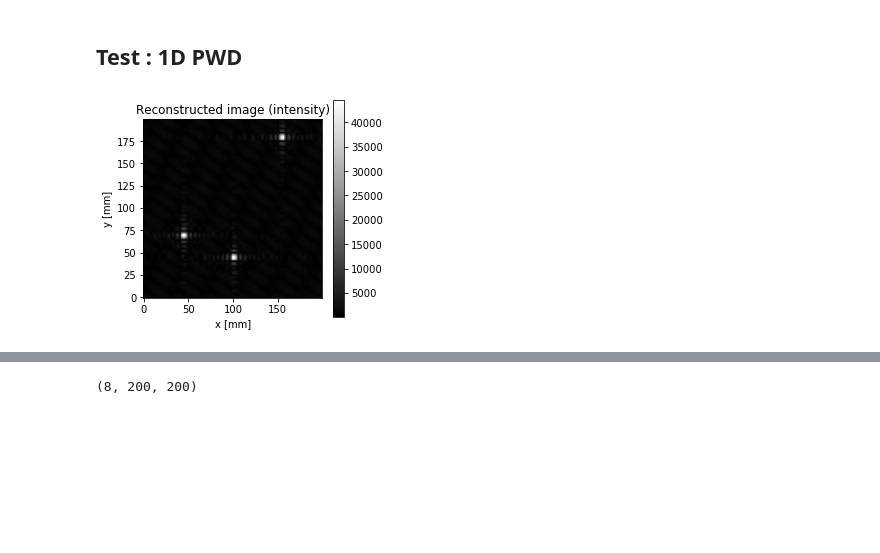
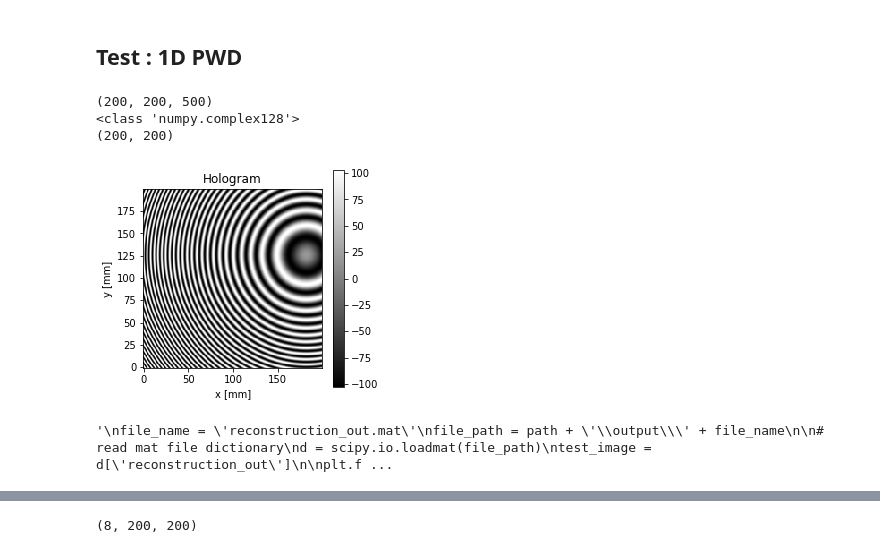
Before and after one commit to fernandolucasaa/computerGeneratedHolography, a Jupyter notebook: implementations_codes/SF-analysis/distributionWigner.ipynb, the cells around one changed output, grey strips where cells are left out. Drawn from its saved outputs; the diff is of its cells as text; code cells hidden in the pictures; blank space fills up the shorter version.

```diff
--- a/implementations_codes/SF-analysis/distributionWigner.ipynb
+++ b/implementations_codes/SF-analysis/distributionWigner.ipynb
@@ -199,43 +199,48 @@ path = 'C:\\Users\\ferna\\Desktop\\computerGeneratedHolography'
 '''
 file_name = 'lena_gray.png'
 file_path = path + '\\data\\' + file_name
 test_image = plt.imread(file_path)
 
 plt.imshow(test_image, cmap = 'gray')
 plt.show()
 '''
 
-'''
-file_name = 'hologram_out.mat'
-file_path = path + '\\output\\' + file_name
+file_name = 'hDataset.mat'
+file_path = path + '\\output\\dataset\\' + file_name
 
 # read mat file dictionary
-d = scipy.io.loadmat(file_path)
-test_image = d['hologram_out']
+d = scipy.io.loadmat(file_path)['hDataset']
+print(d.shape)
+test_image = d[:,:,1]
+print(type(test_image[1,1]))
+print(test_image.shape)
 
 plt.figure(figsize =(4,4))
-plt.imshow(test_image, cmap='gray')
+plt.imshow(np.real(test_image), cmap='gray')
 plt.title('Hologram'); plt.xlabel("x [mm]"); plt.ylabel("y [mm]")
 plt.colorbar(); plt.gca().invert_yaxis()
 plt.show()
+
 '''
-
-#'''
 file_name = 'reconstruction_out.mat'
 file_path = path + '\\output\\' + file_name
 
 # read mat file dictionary
 d = scipy.io.loadmat(file_path)
 test_image = d['reconstruction_out']
 
 plt.figure(figsize =(4,4))
 plt.imshow(np.abs(test_image), cmap='gray')
 plt.title('Reconstructed image (intensity)'); plt.xlabel("x [mm]"); plt.ylabel("y [mm]")
 plt.colorbar(); plt.gca().invert_yaxis()
 plt.show()
-#'''
+'''
 # %% [output]
+(200, 200, 500)
+<class 'numpy.complex128'>
+(200, 200)
-[figure, old version]
+[figure, new version]
+'\nfile_name = \'reconstruction_out.mat\'\nfile_path = path + \'\\output\\\' + file_name\n\n# read mat file dictionary\nd = scipy.io.loadmat(file_path)\ntest_image = d[\'reconstruction_out\']\n\nplt.f ...
 # %%
 %%time
 %matplotlib inline
```
Also changed, not shown: parts of 1 cell of this notebook, 5 other files.
